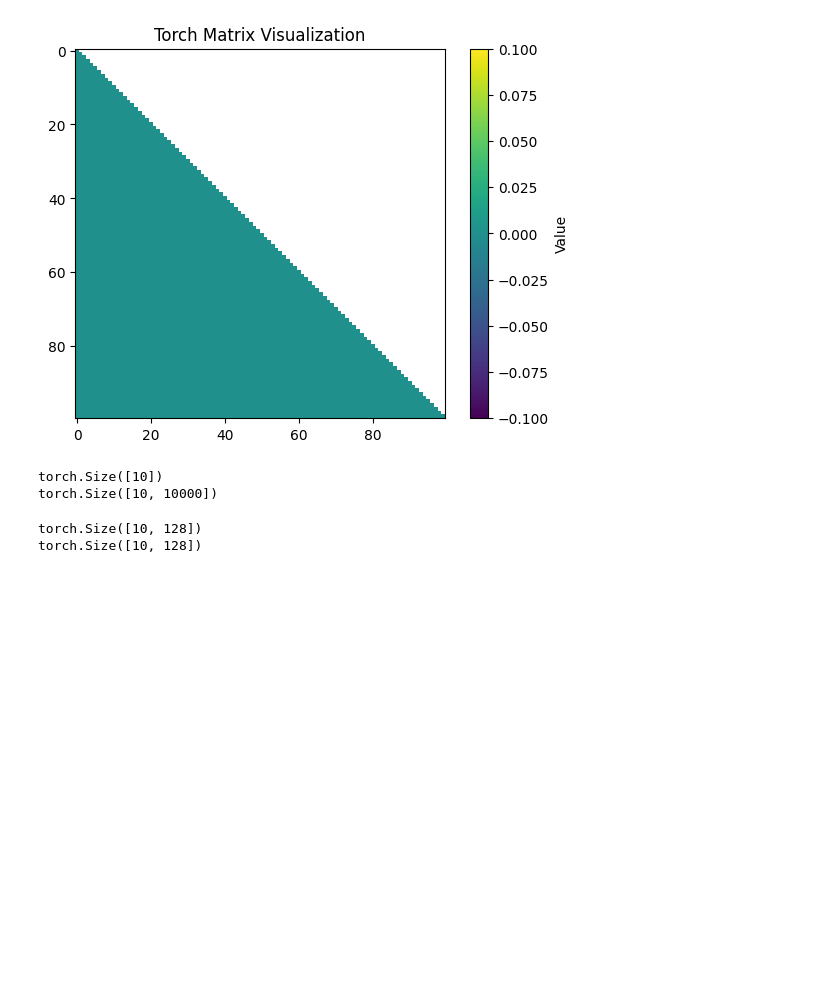
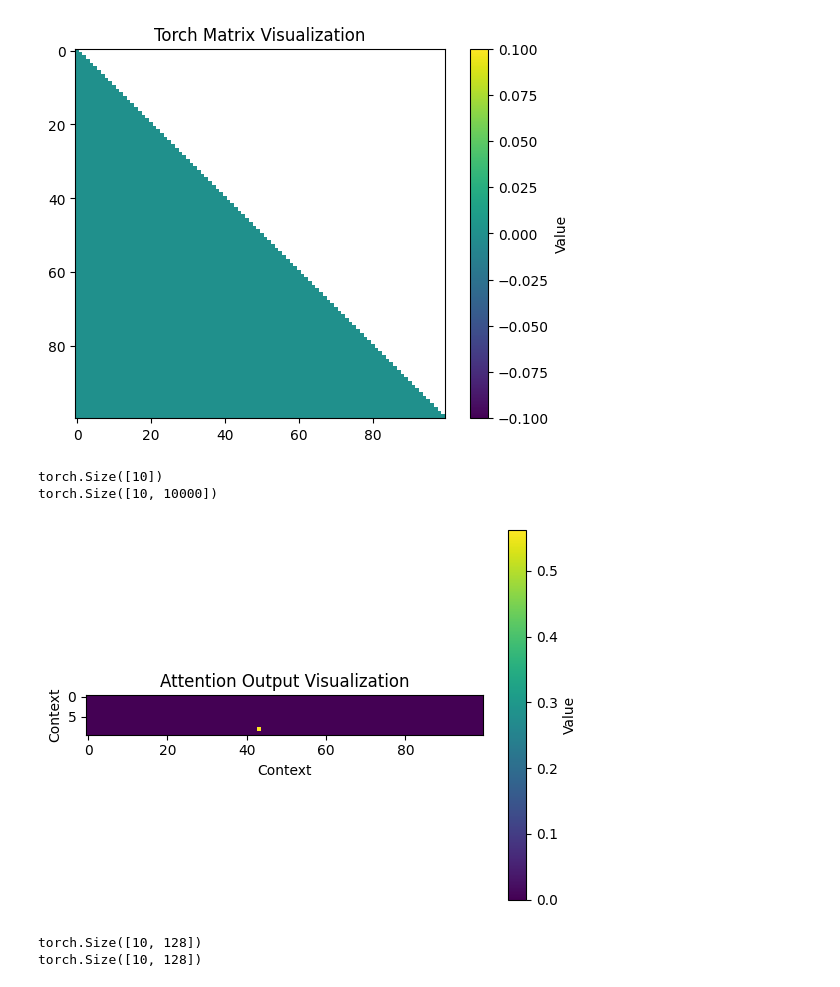
Before and after one commit to lldouglass/TransformerTesting, a Jupyter notebook: transformers-yo.ipynb, the cells around one changed output. Saved outputs shown, nothing was run; the diff lists cells and outputs as text; code cells hidden in the pictures; blank space fills up the shorter version.

Commit message:
added visualization for transformer

```diff
--- a/transformers-yo.ipynb
+++ b/transformers-yo.ipynb
@@ -164,15 +164,26 @@ class Transformer(nn.Module):
 cfg = GPTConfig()
 n_context = 10
 x = torch.randint(0, cfg.d_vocab, (n_context,))
-# %%
-transform = Transformer(cfg)
-print(x.shape)
-print(transform(x).shape)
-# print(attn(x))
-# print(mh_attn(x))
-# %% [output]
-torch.Size([10])
-torch.Size([10, 10000])
+# %%
+transform = Transformer(cfg)
+print(x.shape)
+output = transform(x)
+print(output.shape)
+# print(attn(x))
+# print(mh_attn(x))
+
+# visualize the attention scores
+plt.imshow(output.detach().numpy()[:, :100], cmap='viridis', interpolation='nearest')
+plt.colorbar(label="Value")  # Add a color bar
+plt.title("Attention Output Visualization")
+plt.xlabel("Context")
+plt.ylabel("Context")
+plt.show()
+# visualize the attention scores
+# %% [output]
+torch.Size([10])
+torch.Size([10, 10000])
+[figure, added]
 # %%
 cfg = GPTConfig()
 
```
